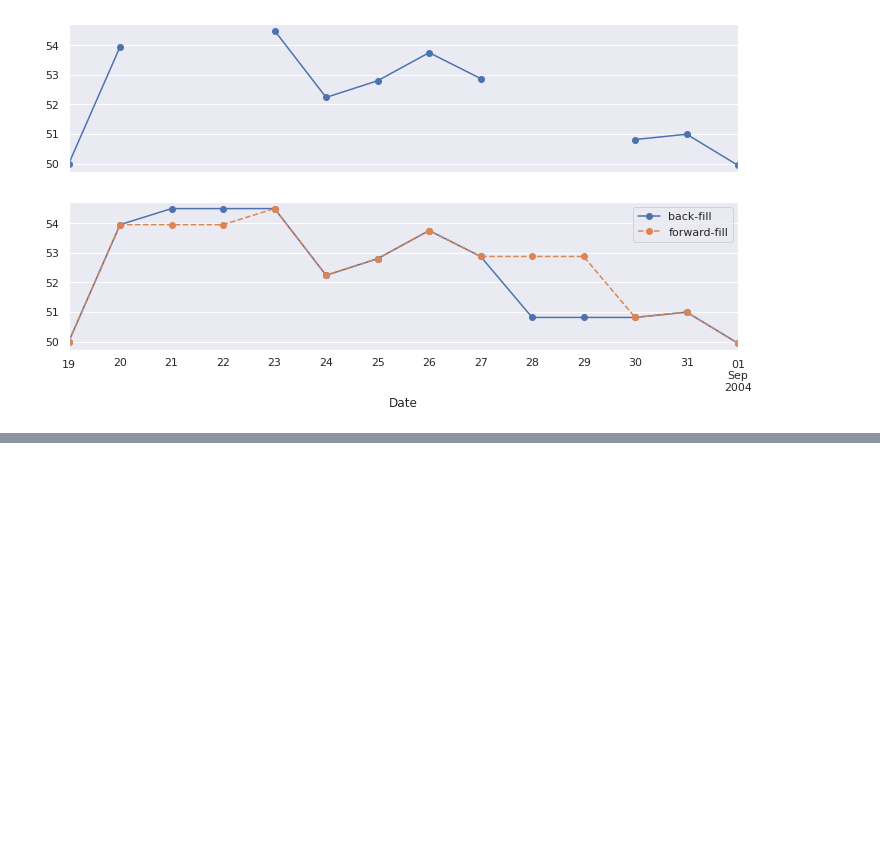
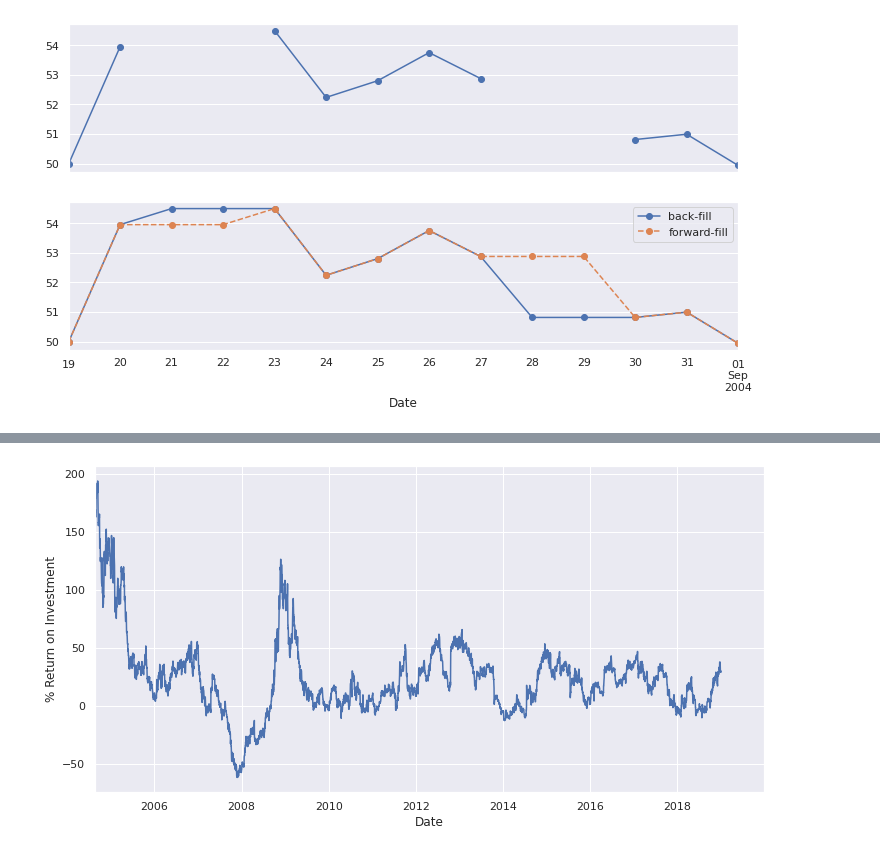
Before and after one commit to KazumaShachou/DataScience, a Jupyter notebook: Pandas_DataManipulation_4.ipynb, the cells around one changed output, grey strips where cells are left out. Cells and saved outputs as stored; diff of their text form; code cells hidden in the pictures; blank space fills up the shorter version.

```diff
--- a/Pandas_DataManipulation_4.ipynb
+++ b/Pandas_DataManipulation_4.ipynb
@@ -412,0 +415,8 @@ plt.figure(figsize = (10,10));
+# %%
+#computing differences over time
+plt.figure(figsize = (12,6))
+ROI = 100 * (yah.shift(-365) / yah - 1)
+ROI.plot()
+plt.ylabel('% Return on Investment');
+# %% [output]
+[figure, added]
```
Also changed, not shown: parts of 5 cells of this notebook.
